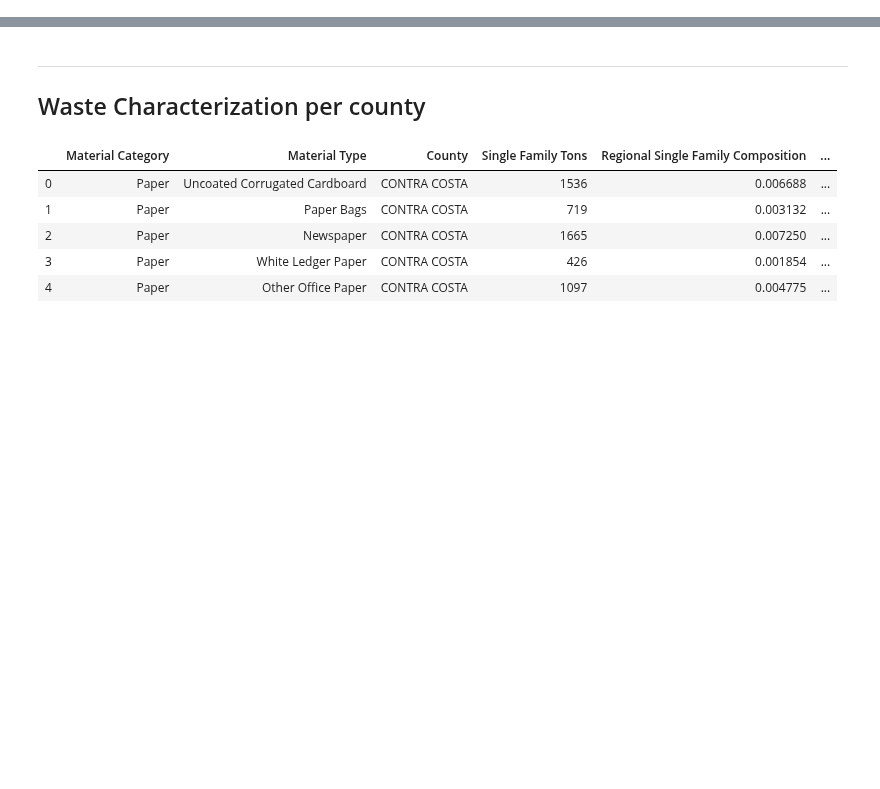
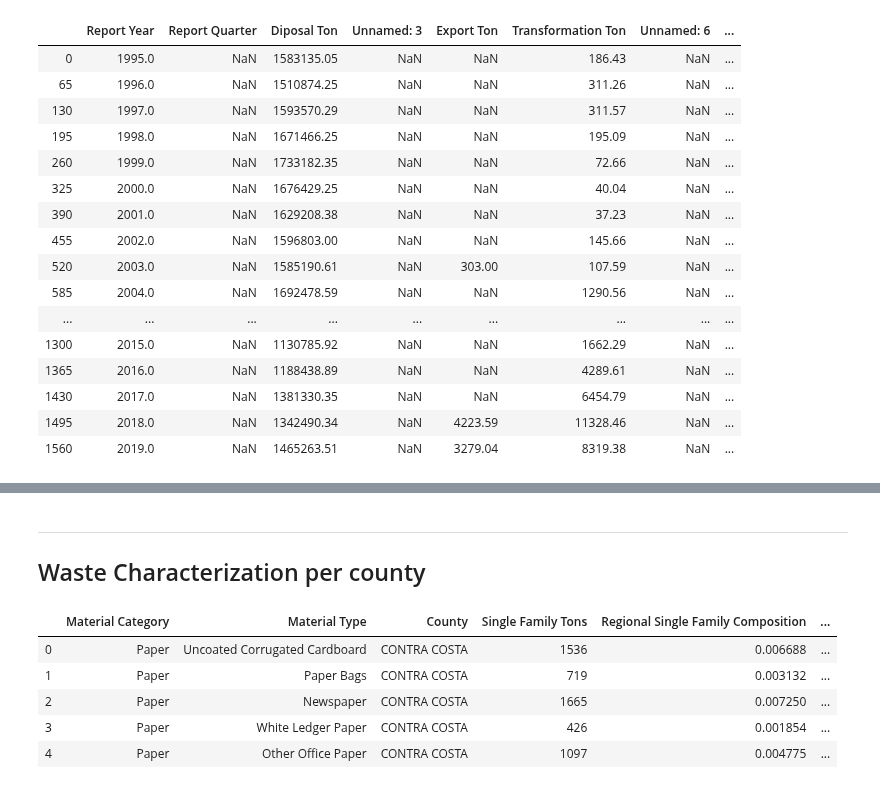
Before and after one commit to matthew-y-dong/ca-waste, a Jupyter notebook: preprocess-data/concat-calrecycle-data.ipynb, the cells around one changed output, grey strips where cells are left out. Saved outputs shown, nothing was run; the diff lists cells and outputs as text; code cells hidden in the pictures; blank space fills up the shorter version.

Commit message:
combine calrecycle waste origin datasets

```diff
--- a/preprocess-data/concat-calrecycle-data.ipynb
+++ b/preprocess-data/concat-calrecycle-data.ipynb
@@ -6,0 +54,3 @@ DATA_PATH = "../calrecycle-data/"
+# %%
+alameda = pd.read_csv("../calrecycle-data/Alameda_waste_production.csv", skiprows=3, skipfooter=2)
+alameda.tail()
@@ -6,0 +64,21 @@ DATA_PATH = "../calrecycle-data/"
+# %%
+missing_data = alameda["Report Year"].isnull()
+alameda[~missing_data]
+# %% [output]
+|  | Report Year | Report Quarter | Diposal Ton | Unnamed: 3 | Export Ton | Transformation Ton | Unnamed: 6 | ... |
+| 0 | 1995.0 | NaN | 1583135.05 | NaN | NaN | 186.43 | NaN | ... |
+| 65 | 1996.0 | NaN | 1510874.25 | NaN | NaN | 311.26 | NaN | ... |
+| 130 | 1997.0 | NaN | 1593570.29 | NaN | NaN | 311.57 | NaN | ... |
+| 195 | 1998.0 | NaN | 1671466.25 | NaN | NaN | 195.09 | NaN | ... |
+| 260 | 1999.0 | NaN | 1733182.35 | NaN | NaN | 72.66 | NaN | ... |
+| 325 | 2000.0 | NaN | 1676429.25 | NaN | NaN | 40.04 | NaN | ... |
+| 390 | 2001.0 | NaN | 1629208.38 | NaN | NaN | 37.23 | NaN | ... |
+| 455 | 2002.0 | NaN | 1596803.00 | NaN | NaN | 145.66 | NaN | ... |
+| 520 | 2003.0 | NaN | 1585190.61 | NaN | 303.00 | 107.59 | NaN | ... |
+| 585 | 2004.0 | NaN | 1692478.59 | NaN | NaN | 1290.56 | NaN | ... |
+| ... | ... | ... | ... | ... | ... | ... | ... | ... |
+| 1300 | 2015.0 | NaN | 1130785.92 | NaN | NaN | 1662.29 | NaN | ... |
+| 1365 | 2016.0 | NaN | 1188438.89 | NaN | NaN | 4289.61 | NaN | ... |
+| 1430 | 2017.0 | NaN | 1381330.35 | NaN | NaN | 6454.79 | NaN | ... |
+| 1495 | 2018.0 | NaN | 1342490.34 | NaN | 4223.59 | 11328.46 | NaN | ... |
+| 1560 | 2019.0 | NaN | 1465263.51 | NaN | 3279.04 | 8319.38 | NaN | ... |
```
Also changed, not shown: parts of 11 cells of this notebook, 2 other files.
